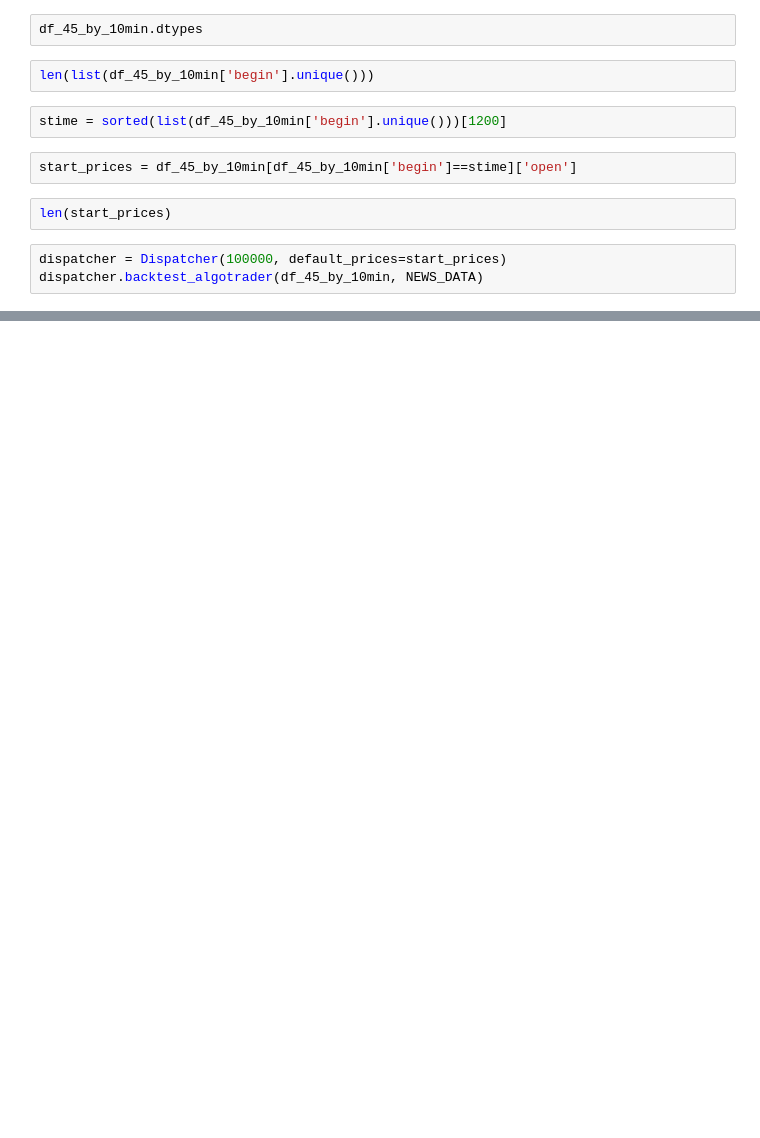
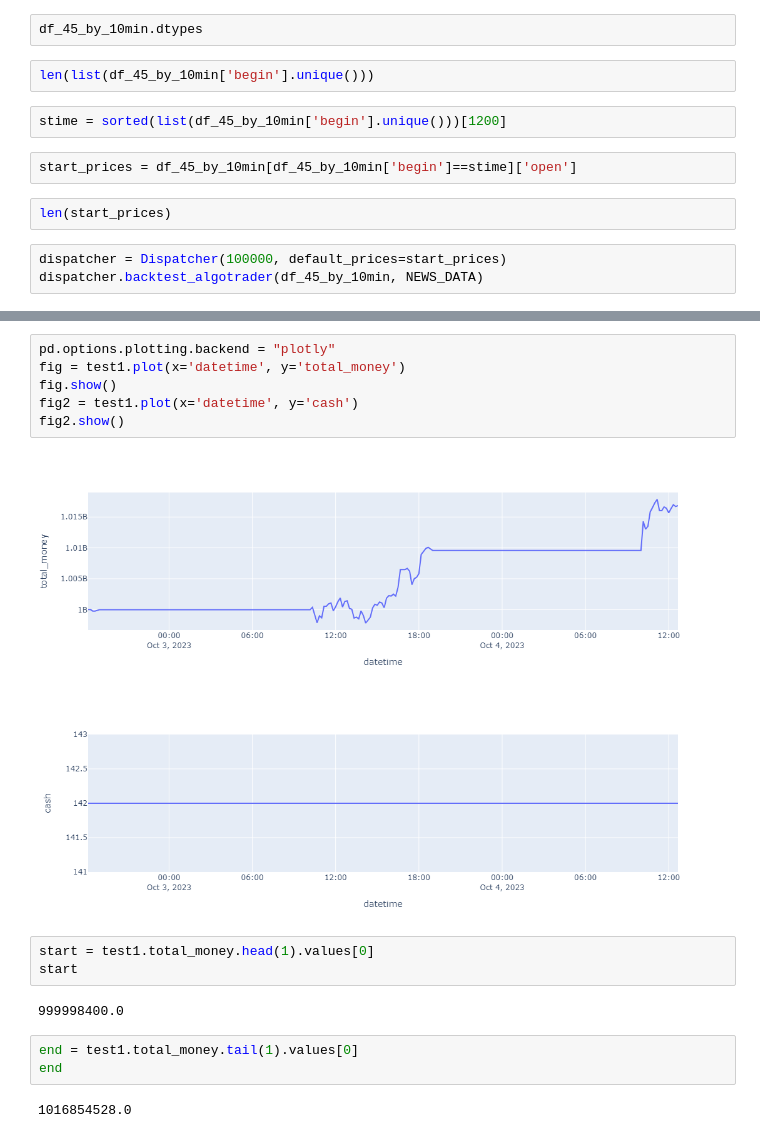
Before and after one commit to magnatm/algo-NeoQuantXperience, a Jupyter notebook: algo_neoquantxperience/test_algotrader.ipynb, the cells around one changed output, grey strips where cells are left out. Saved outputs shown, nothing was run; the diff lists cells and outputs as text; blank space fills up the shorter version.

```diff
--- a/algo_neoquantxperience/test_algotrader.ipynb
+++ b/algo_neoquantxperience/test_algotrader.ipynb
@@ -32,0 +69,19 @@ dispatcher.backtest_algotrader(df_45_by_10min, NEWS_DATA)
+# %%
+pd.options.plotting.backend = "plotly"
+fig = test1.plot(x='datetime', y='total_money')
+fig.show()
+fig2 = test1.plot(x='datetime', y='cash')
+fig2.show()
+# %% [output]
+[figure, added]
+[figure, added]
+# %%
+start = test1.total_money.head(1).values[0]
+start
+# %% [output]
+999998400.0
+# %%
+end = test1.total_money.tail(1).values[0]
+end
+# %% [output]
+1016854528.0
```
Also changed, not shown: parts of 18 cells of this notebook, 7 other files.
